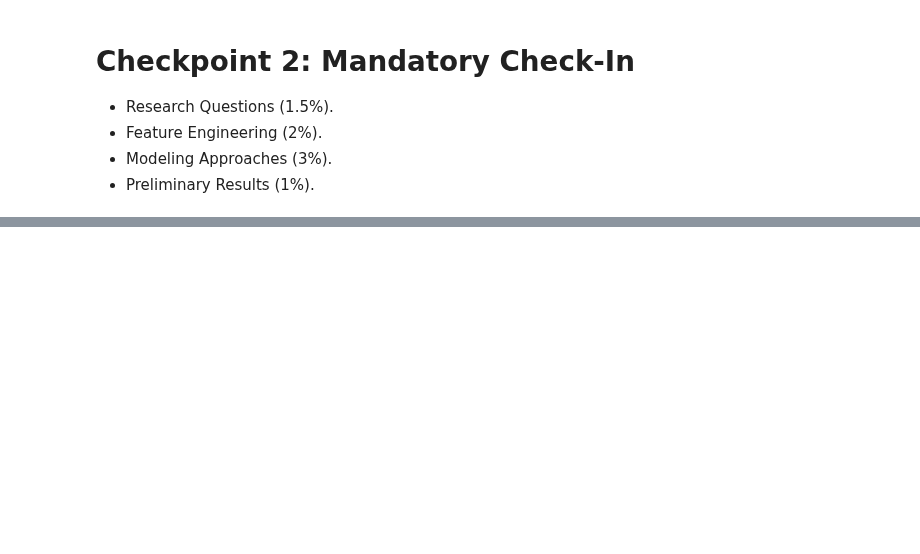
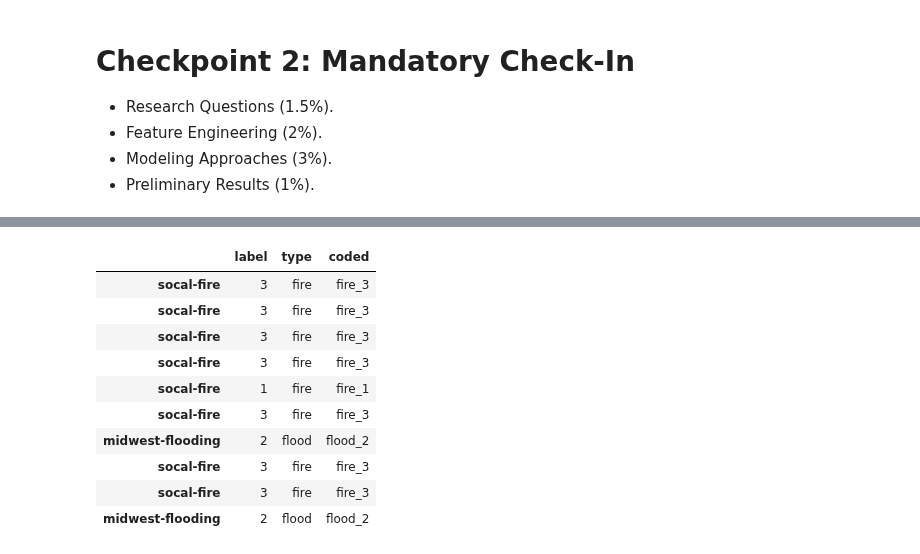
Before and after one commit to fractalclockwork/Data200, a Jupyter notebook: Source/Checkpoint_2_Modeling.ipynb, the cells around one changed output, grey strips where cells are left out. Saved outputs shown, nothing was run; the diff lists cells and outputs as text; code cells hidden in the pictures; blank space fills up the shorter version.

```diff
--- a/Source/Checkpoint_2_Modeling.ipynb
+++ b/Source/Checkpoint_2_Modeling.ipynb
@@ -233,0 +167,9 @@ df_test = create_df(test_images)
+# %%
+# Add a size column for the orginal image size
+def get_size(img):
+    dim = img.shape
+    return dim[0] * dim[1]
+train_df['size'] = train_df['image'].apply(get_size)
+
+print(train_df.columns)
+train_df[['size']].describe().T
@@ -233,0 +498,7 @@ df_test = create_df(test_images)
+# %%
+print(train_df.columns)
+print(test_df.columns)
+print(train_df.type.unique())
+
+df_type = train_df[(train_df['type']=='flood') | (train_df['type']=='fire')]
+df_level = train_df[(train_df['type']=='hurrican')]
@@ -233,0 +509,16 @@ df_test = create_df(test_images)
+# %%
+# For our Type Classification we want to encode our type and level together.
+#f_type['ohe'] = df_type[['label']]
+df = df_type[['label', 'type']].copy()
+# %%
+def encode_level(row):
+    '''
+    if row.label == 0:
+        return "none_0"
+    else:
+        return f'{row.type}_{row.label}'
+    '''
+    return f'{row.type}_{row.label}'
+
+#df[df.label > 0].apply(lambda df: df['encoded_label'] = df['label'].str
+df['coded'] = df.apply(encode_level, axis=1)
@@ -233,0 +533,14 @@ df_test = create_df(test_images)
+# %%
+df[df.label > 0].sample(10)
+# %% [output]
+|  | label | type | coded |
+| socal-fire | 3 | fire | fire_3 |
+| socal-fire | 3 | fire | fire_3 |
+| socal-fire | 3 | fire | fire_3 |
+| socal-fire | 3 | fire | fire_3 |
+| socal-fire | 1 | fire | fire_1 |
+| socal-fire | 3 | fire | fire_3 |
+| midwest-flooding | 2 | flood | flood_2 |
+| socal-fire | 3 | fire | fire_3 |
+| socal-fire | 3 | fire | fire_3 |
+| midwest-flooding | 2 | flood | flood_2 |
```
Also changed, not shown: parts of 46 cells of this notebook, 6 other files.
